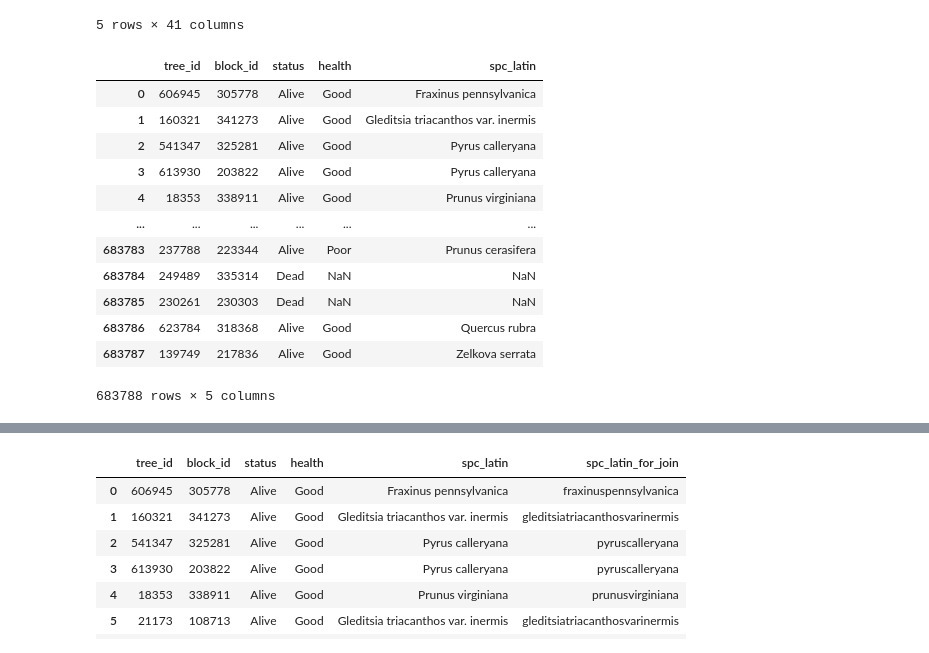
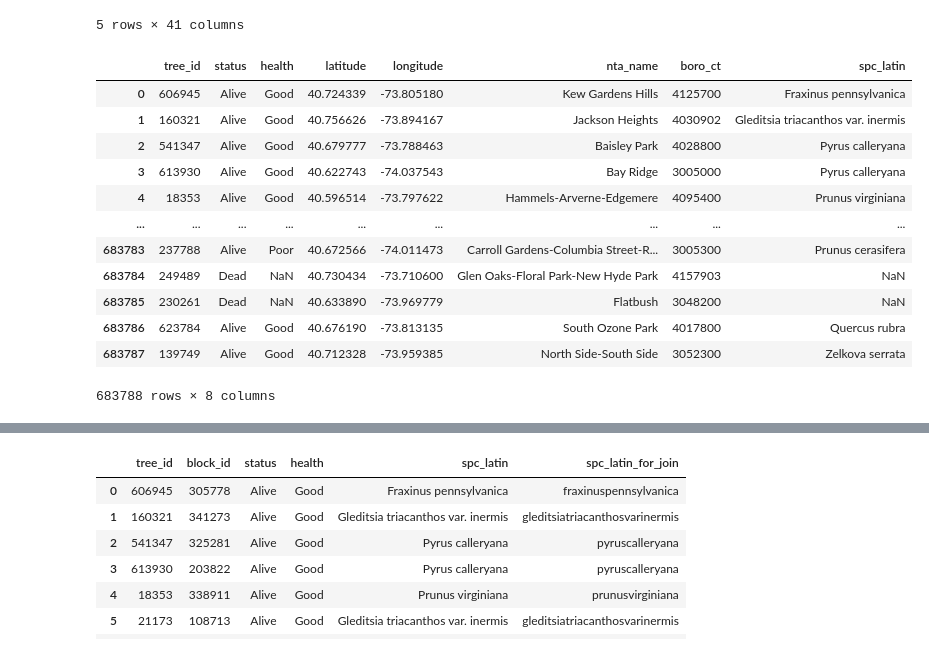
Before and after one commit to shadeetabasi/nyc-realestate-and-trees-project, a Jupyter notebook: dramane/new_york_tree_census_2015ipynb.ipynb, the cells around one changed output, grey strips where cells are left out. Drawn from its saved outputs; the diff is of its cells as text; code cells hidden in the pictures.

```diff
--- a/dramane/new_york_tree_census_2015ipynb.ipynb
+++ b/dramane/new_york_tree_census_2015ipynb.ipynb
@@ -13,23 +13,23 @@ new_york_tree_census_2015_df.head()
 | 4 | 18353 | 338911 | 2015-06-13 | 4 | 0 | OnCurb | Alive | Good | Prunus virginiana | ... |
 5 rows × 41 columns
 # %%
-new_new_york_tree_census_2015_df = new_york_tree_census_2015_df[['tree_id','block_id', 'status','health', 'spc_latin']]
+new_new_york_tree_census_2015_df = new_york_tree_census_2015_df[['tree_id', 'status', 'health', 'latitude', 'longitude', 'nta_name', 'boro_ct', 'spc_latin']]
 
 new_new_york_tree_census_2015_df
 # %% [output]
-|  | tree_id | block_id | status | health | spc_latin |
-| 0 | 606945 | 305778 | Alive | Good | Fraxinus pennsylvanica |
-| 1 | 160321 | 341273 | Alive | Good | Gleditsia triacanthos var. inermis |
-| 2 | 541347 | 325281 | Alive | Good | Pyrus calleryana |
-| 3 | 613930 | 203822 | Alive | Good | Pyrus calleryana |
-| 4 | 18353 | 338911 | Alive | Good | Prunus virginiana |
-| ... | ... | ... | ... | ... | ... |
-| 683783 | 237788 | 223344 | Alive | Poor | Prunus cerasifera |
-| 683784 | 249489 | 335314 | Dead | NaN | NaN |
-| 683785 | 230261 | 230303 | Dead | NaN | NaN |
-| 683786 | 623784 | 318368 | Alive | Good | Quercus rubra |
-| 683787 | 139749 | 217836 | Alive | Good | Zelkova serrata |
+|  | tree_id | status | health | latitude | longitude | nta_name | boro_ct | spc_latin |
+| 0 | 606945 | Alive | Good | 40.724339 | -73.805180 | Kew Gardens Hills | 4125700 | Fraxinus pennsylvanica |
+| 1 | 160321 | Alive | Good | 40.756626 | -73.894167 | Jackson Heights | 4030902 | Gleditsia triacanthos var. inermis |
+| 2 | 541347 | Alive | Good | 40.679777 | -73.788463 | Baisley Park | 4028800 | Pyrus calleryana |
+| 3 | 613930 | Alive | Good | 40.622743 | -74.037543 | Bay Ridge | 3005000 | Pyrus calleryana |
+| 4 | 18353 | Alive | Good | 40.596514 | -73.797622 | Hammels-Arverne-Edgemere | 4095400 | Prunus virginiana |
+| ... | ... | ... | ... | ... | ... | ... | ... | ... |
+| 683783 | 237788 | Alive | Poor | 40.672566 | -74.011473 | Carroll Gardens-Columbia Street-R... | 3005300 | Prunus cerasifera |
+| 683784 | 249489 | Dead | NaN | 40.730434 | -73.710600 | Glen Oaks-Floral Park-New Hyde Park | 4157903 | NaN |
+| 683785 | 230261 | Dead | NaN | 40.633890 | -73.969779 | Flatbush | 3048200 | NaN |
+| 683786 | 623784 | Alive | Good | 40.676190 | -73.813135 | South Ozone Park | 4017800 | Quercus rubra |
+| 683787 | 139749 | Alive | Good | 40.712328 | -73.959385 | North Side-South Side | 3052300 | Zelkova serrata |
-683788 rows × 5 columns
+683788 rows × 8 columns
 # %%
 new_new_york_tree_census_2015_df['spc_latin_for_join']=new_new_york_tree_census_2015_df['spc_latin'].str.strip()
 
```
Also changed, not shown: parts of 2 cells of this notebook, 1 other file.
